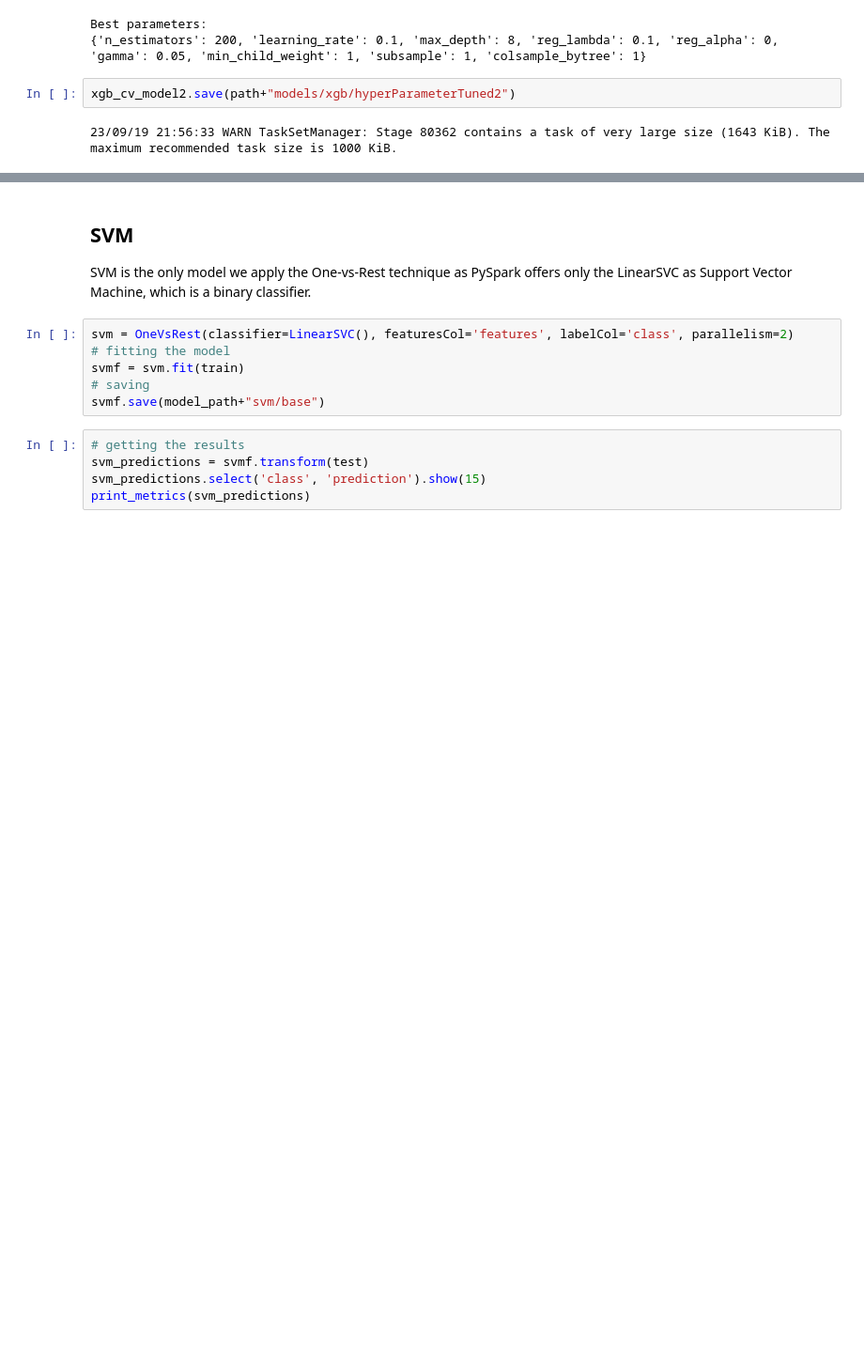
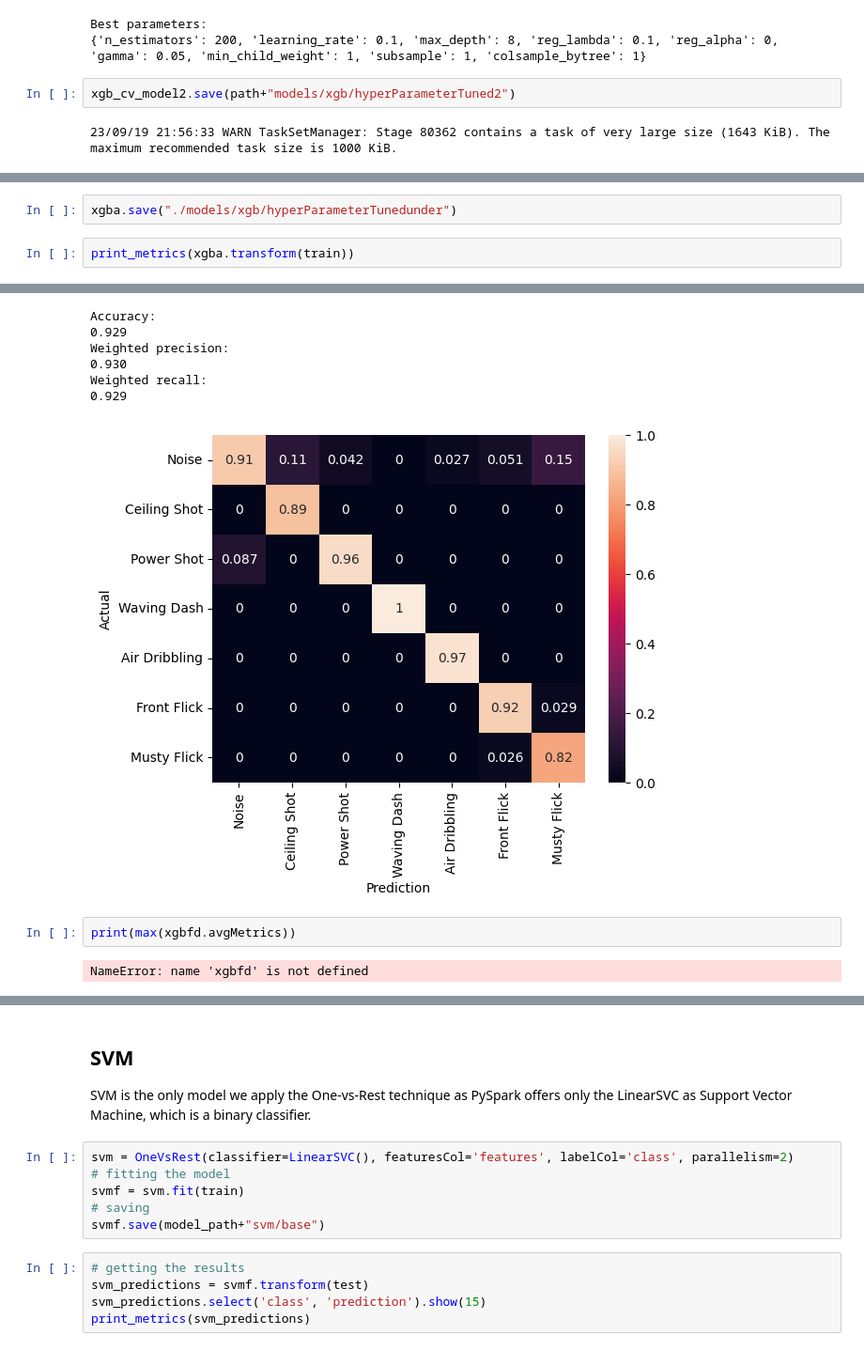
Before and after one commit to DomMcOyle/BDAProject, a Jupyter notebook: MachineLearningAlgorithms.ipynb, the cells around one changed output, grey strips where cells are left out. Shown at 94% size. Drawn from its saved outputs; the diff is of its cells as text; blank space fills up the shorter version.

```diff
--- a/MachineLearningAlgorithms.ipynb
+++ b/MachineLearningAlgorithms.ipynb
@@ -704,0 +832,5 @@ Weighted recall:
+# %%
+xgba.save("./models/xgb/hyperParameterTunedunder")
+# %%
+print_metrics(xgba.transform(train))
+# %% [output]
@@ -704,0 +839,11 @@ Weighted recall:
+Accuracy:
+0.929
+Weighted precision:
+0.930
+Weighted recall:
+0.929
+[figure, added]
+# %%
+print(max(xgbfd.avgMetrics))
+# %% [output]
+NameError: name 'xgbfd' is not defined
```
Also changed, not shown: parts of 72 cells of this notebook, 20 other files.
